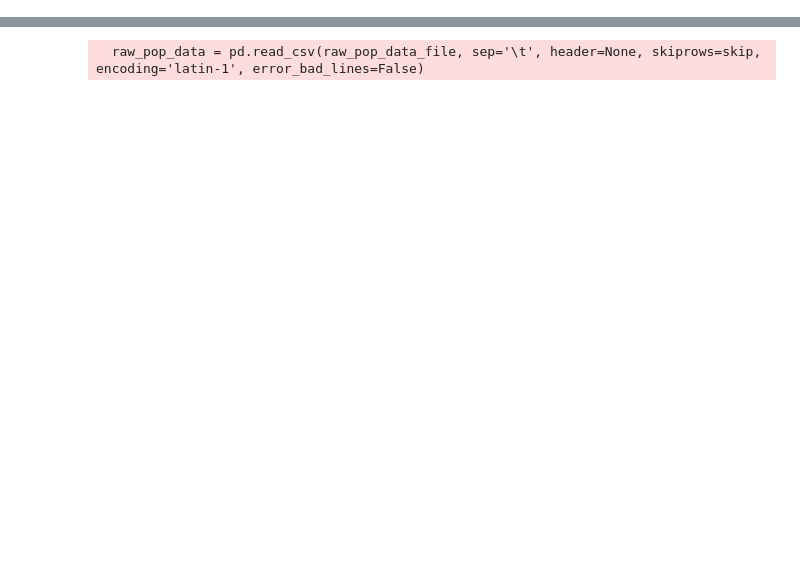
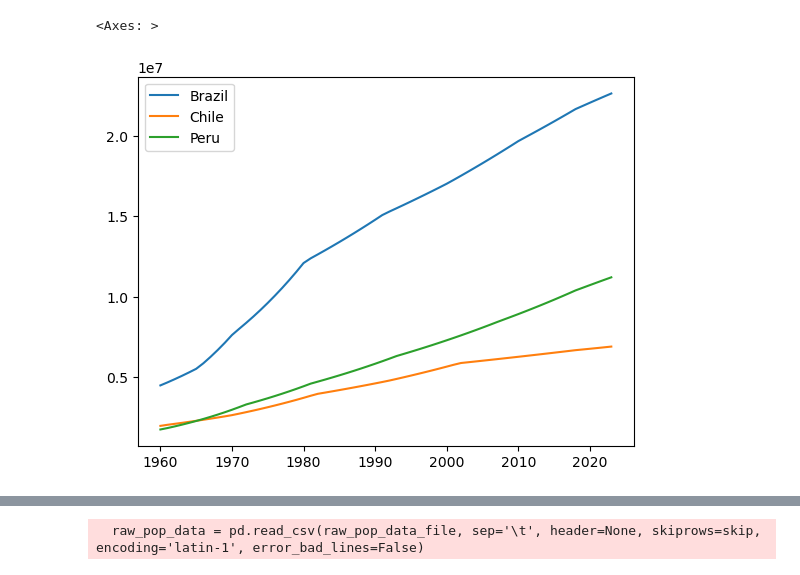
Before and after one commit to gowrath/Climate_EDA-SouthAmerica, a Jupyter notebook: TemperatureAndPopulation.ipynb, the cells around one changed output, grey strips where cells are left out. Drawn from its saved outputs; the diff is of its cells as text; code cells hidden in the pictures; blank space fills up the shorter version.

Commit message:
read csv and graph population data

```diff
--- a/TemperatureAndPopulation.ipynb
+++ b/TemperatureAndPopulation.ipynb
@@ -39,3 +39,14 @@ def clean_raw_data(clean_df, raw_data_file, skip):
     return clean_df
 # %%
 pop_file = 'PopLargestCity.csv'
+# %%
+focus_countries = ['Peru', 'Brazil', 'Chile']
+# pop_data = pd.read_csv(pop_file, sep=',')
+pop_data = pd.read_csv(pop_file, sep=',', skiprows=4)
+
+focus_mask = pop_data['Country Name'].isin(focus_countries)
+pop_data_focus = pop_data[focus_mask]
+pop_data_focus.drop(['Country Name', 'Country Code', 'Indicator Name', 'Indicator Code'], axis=1, inplace=True)
+pop_data_focus = pop_data_focus.transpose()
+pop_data_focus = pop_data_focus.rename(columns={29: 'Brazil', 39: 'Chile', 186:'Peru'})
+pop_data_focus
@@ -41,0 +71,5 @@ pop_file = 'PopLargestCity.csv'
+# %%
+pop_data_focus.plot()
+# %% [output]
+<Axes: >
+[figure, added]
```
Also changed, not shown: parts of 2 cells of this notebook.
